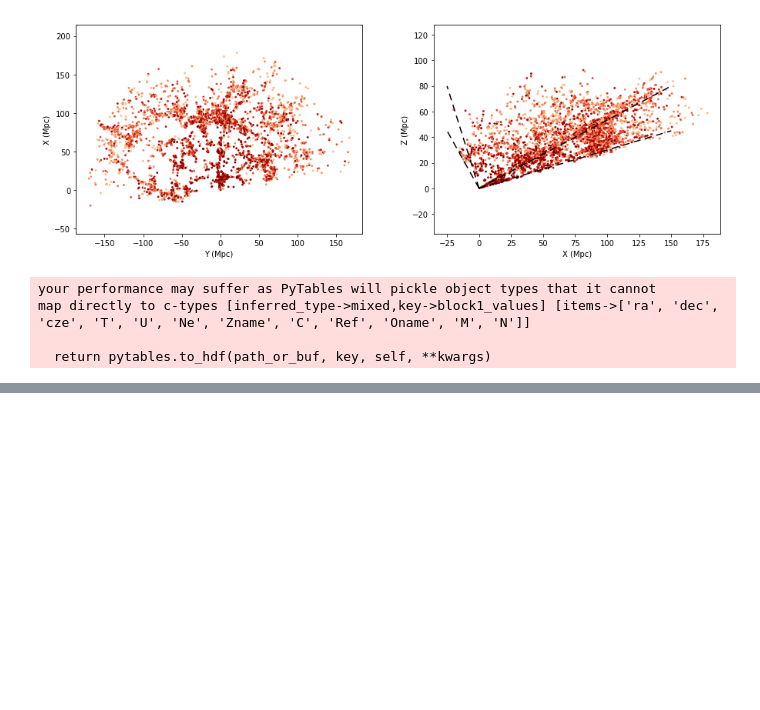
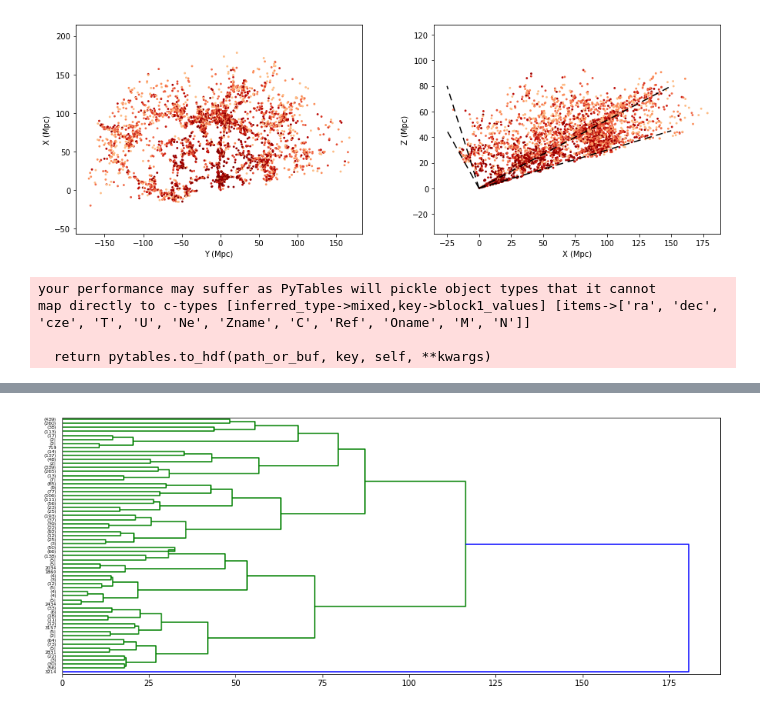
Before and after one commit to kysgattu/Mastering-Python-Data-Analysis, a Jupyter notebook: Mastering_Python_For_Data_Analytics.ipynb, the cells around one changed output, grey strips where cells are left out. Drawn from its saved outputs; the diff is of its cells as text; code cells hidden in the pictures; blank space fills up the shorter version.

```diff
--- a/Mastering_Python_For_Data_Analytics.ipynb
+++ b/Mastering_Python_For_Data_Analytics.ipynb
@@ -1516,0 +1556,5 @@ map directly to c-types [inferred_type->mixed,key->block1_values] [items->['ra',
+# %%
+fig, ax = plt.subplots(1, figsize=(15,6))
+d0 = hac.dendrogram(z_centroid, p=6, truncate_mode='level', orientation='right', ax=ax);
+# %% [output]
+[figure, added]
```
Also changed, not shown: parts of 7 cells of this notebook.
